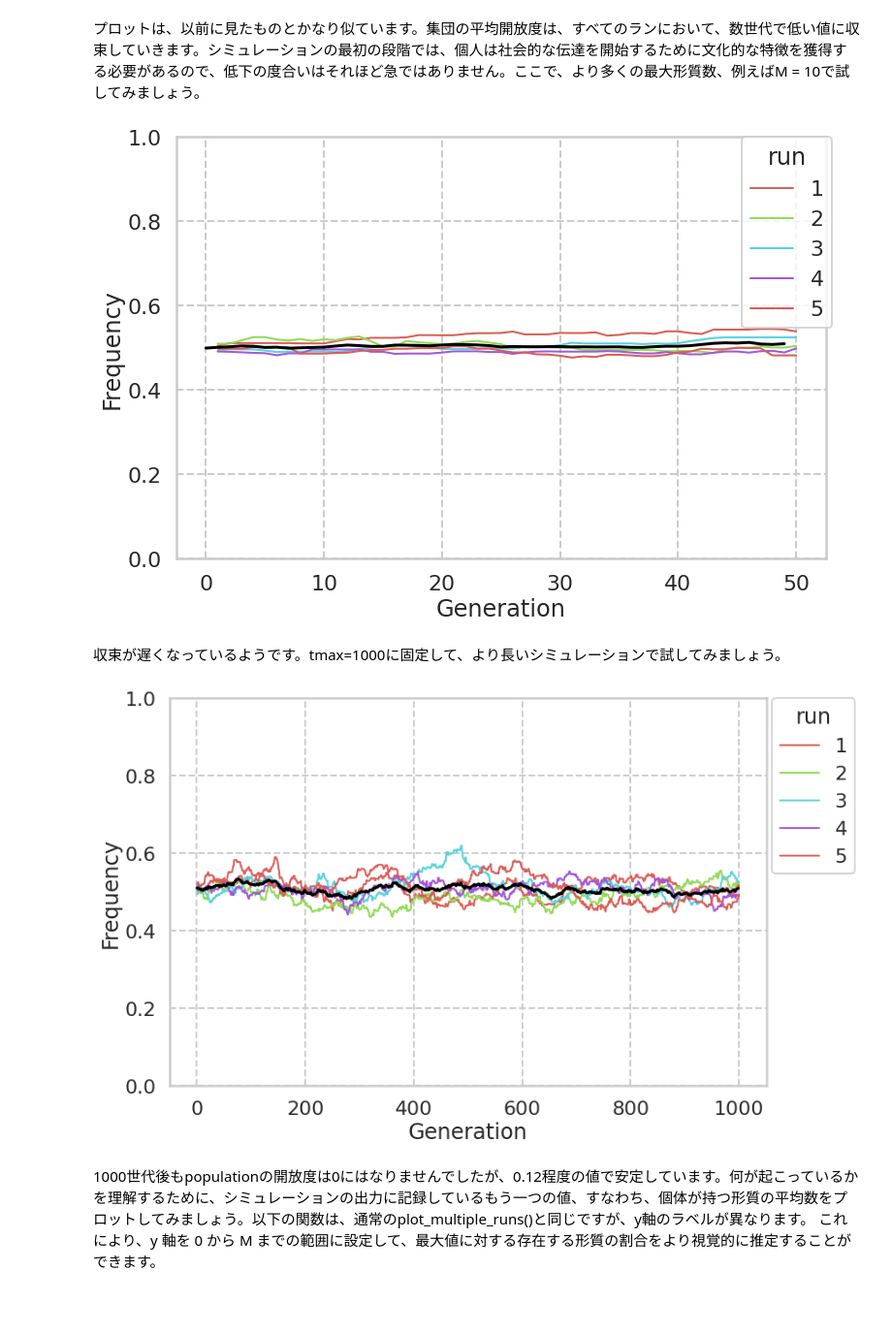
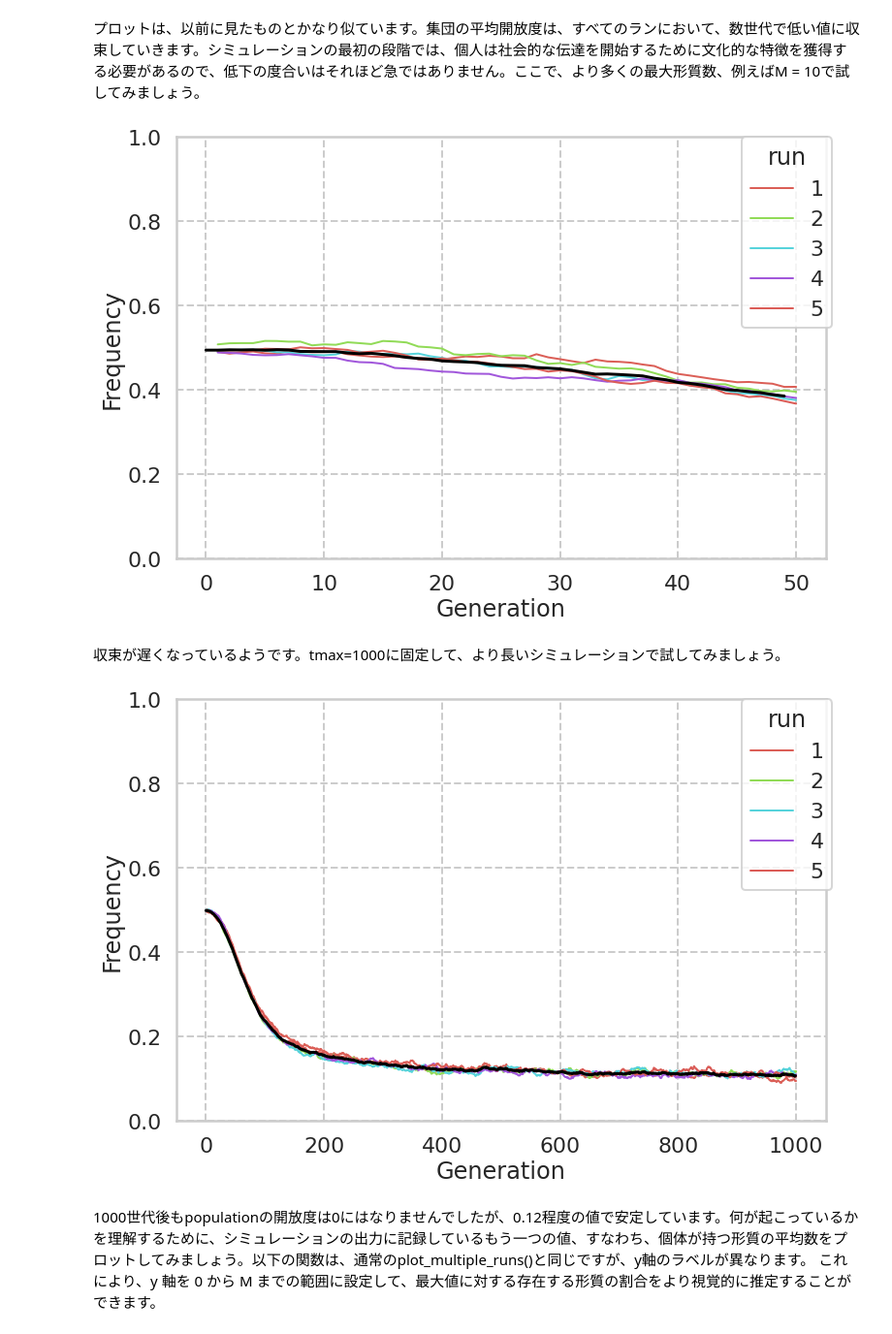
Before and after one commit to kidd000/Acerbi_Textbook, a Jupyter notebook: acerbi_CH11.ipynb, the cells around one changed output. Shown: that part at 97% size. Saved outputs shown, nothing was run; the diff lists cells and outputs as text; code cells hidden in the pictures; blank space fills up the shorter version.

```diff
--- a/acerbi_CH11.ipynb
+++ b/acerbi_CH11.ipynb
@@ -179,7 +179,7 @@ def openness_conservatism_2(N, M, mu, p_death, t_max, r_max):
       # 形質、選好をコピー
       # copy_index = [i for i, x in enumerate(copy) if x == True]
       population_traits[demonstrators_traits[copy_index], copy_index] = 1
-      population_preferences[demonstrators_traits[copy_index], demonstrators[copy_index]]
+      population_preferences[demonstrators_traits[copy_index], copy_index] = previous_population_preferences[demonstrators_traits[copy_index], demonstrators[copy_index]]
 
       """Birth/death"""
       #
@@ -214,15 +214,15 @@ data_model_3 = openness_conservatism_2(N = 100, M = 10, mu = 0.1, p_death = 0.01
 
 plot_multiple_runs(data_model=data_model_3, t_max=50)
 # %% [output]
-[figure, old version]
+[figure, new version]
 # %% [markdown]
 収束が遅くなっているようです。tmax=1000に固定して、より長いシミュレーションで試してみましょう。
 # %%
-data_model_3 = openness_conservatism_2(N = 100, M = 1, mu = 0.1, p_death = 0.01, t_max = 1000, r_max = 5)
+data_model_4 = openness_conservatism_2(N = 1000, M = 10, mu = 0.1, p_death = 0.01, t_max = 1000, r_max = 5)
 
-plot_multiple_runs(data_model=data_model_3, t_max=1000)
+plot_multiple_runs(data_model=data_model_4, t_max=1000)
 # %% [output]
-[figure, old version]
+[figure, new version]
 # %% [markdown]
 1000世代後もpopulationの開放度は0にはなりませんでしたが、0.12程度の値で安定しています。何が起こっているかを理解するために、シミュレーションの出力に記録しているもう一つの値、すなわち、個体が持つ形質の平均数をプロットしてみましょう。以下の関数は、通常のplot_multiple_runs()と同じですが、y軸のラベルが異なります。
 これにより、y 軸を 0 から M までの範囲に設定して、最大値に対する存在する形質の割合をより視覚的に推定することができます。
```
Also changed, not shown: parts of 9 cells of this notebook.
